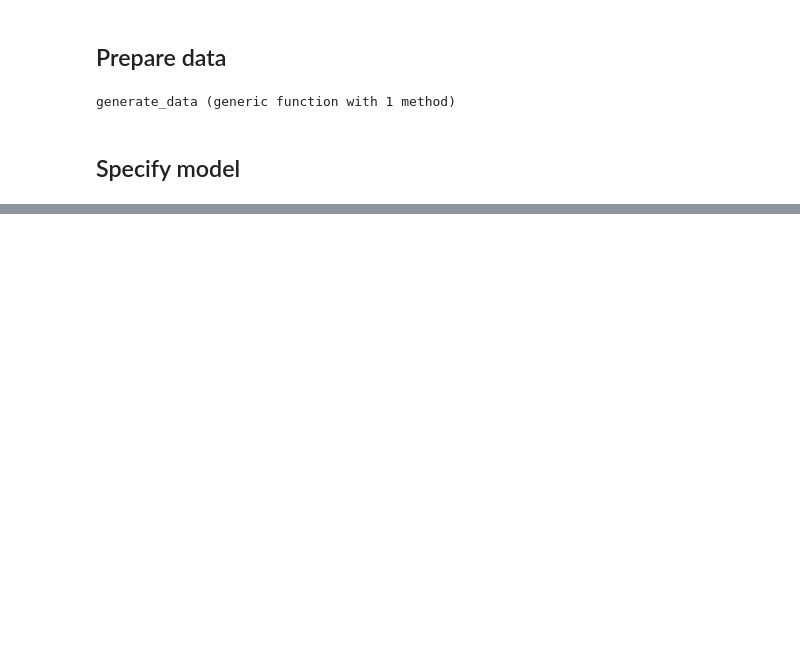
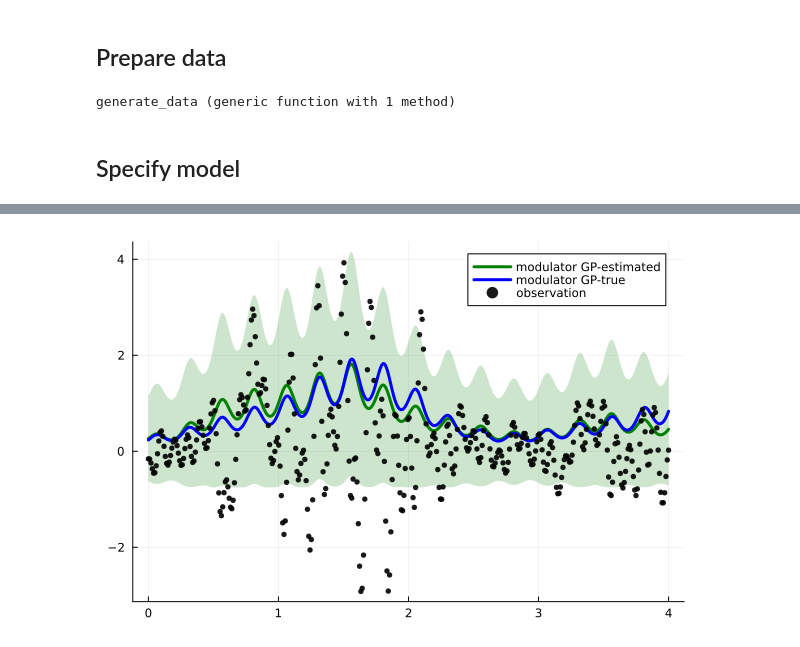
Before and after one commit to biaslab/GaussianProcessNode, a Jupyter notebook: pad_with_gp_carrier.ipynb, the cells around one changed output, grey strips where cells are left out. Cells and saved outputs as stored; diff of their text form; code cells hidden in the pictures; blank space fills up the shorter version.

```diff
--- a/pad_with_gp_carrier.ipynb
+++ b/pad_with_gp_carrier.ipynb
@@ -199,3 +279,10 @@ scatter!(y_data[from:skip:to], label="observation",color=:black,alpha=0.4,ms=3)
+# %%
+#gt
+plot(time_range,expmgp,ribbon=sqrt.(expvgp),linewidth=3.0,label="modulator GP-estimated",fillalpha=0.2,color=:green)
+plot!(time_range,exp.(amplitude_gt), label="modulator GP-true",linewidth=3.0,color=:blue)
+scatter!(time_range,y_data, label="observation",color=:black,alpha=0.9,ms=3)
+# %% [output]
+[figure, added]
 # %%
 
 plot(time_range,expmgp,ribbon=sqrt.(expvgp),linewidth=3.0,label="modulator GP-estimated",fillalpha=0.2,color=:green)
```
Also changed, not shown: parts of 13 cells of this notebook, 3 other files.
